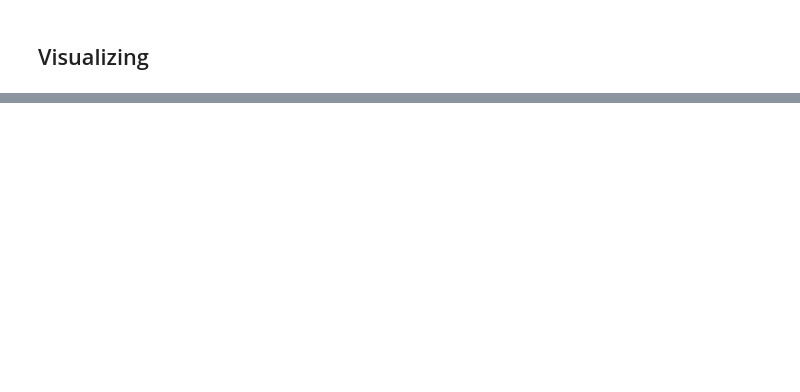
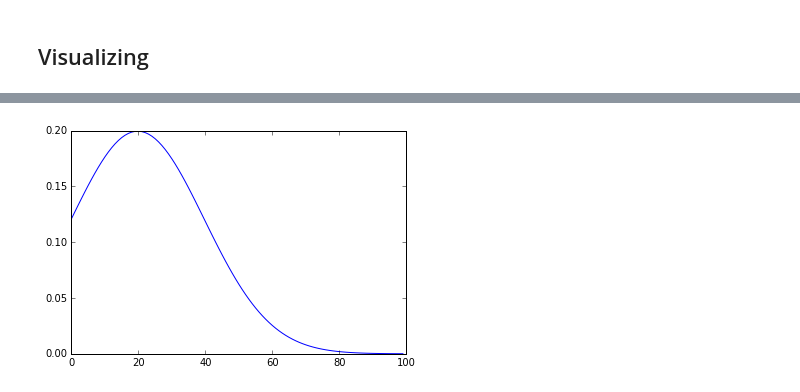
Before and after one commit to ewerlopes/phd_robogame, a Jupyter notebook: notebooks/Windowing AGAIN.ipynb, the cells around one changed output, grey strips where cells are left out. Cells and saved outputs as stored; diff of their text form; code cells hidden in the pictures; blank space fills up the shorter version.

```diff
--- a/notebooks/Windowing AGAIN.ipynb
+++ b/notebooks/Windowing AGAIN.ipynb
@@ -456,0 +547,14 @@ ax.scatter(z_energies,correlationxz, z_means, c='b', label='xz')
+# %%
+def normal_pdf(x, mu=0, sigma=1):
+    """Gaussian density function"""
+    if not isinstance(x, np.ndarray):
+        x = np.array(x)
+    sqrt_two_pi = np.sqrt(2 * np.pi)
+    return (np.exp(-(x-mu) ** 2 / 2 / sigma ** 2) / (sqrt_two_pi * sigma))
+# %%
+x = list(np.linspace(0,10, 100))
+r = normal_pdf(x, mu=2, sigma=2)
+plt.plot(r)
+plt.show()
+# %% [output]
+[figure, added]
```
Also changed, not shown: parts of 6 cells of this notebook, 16 other files.
